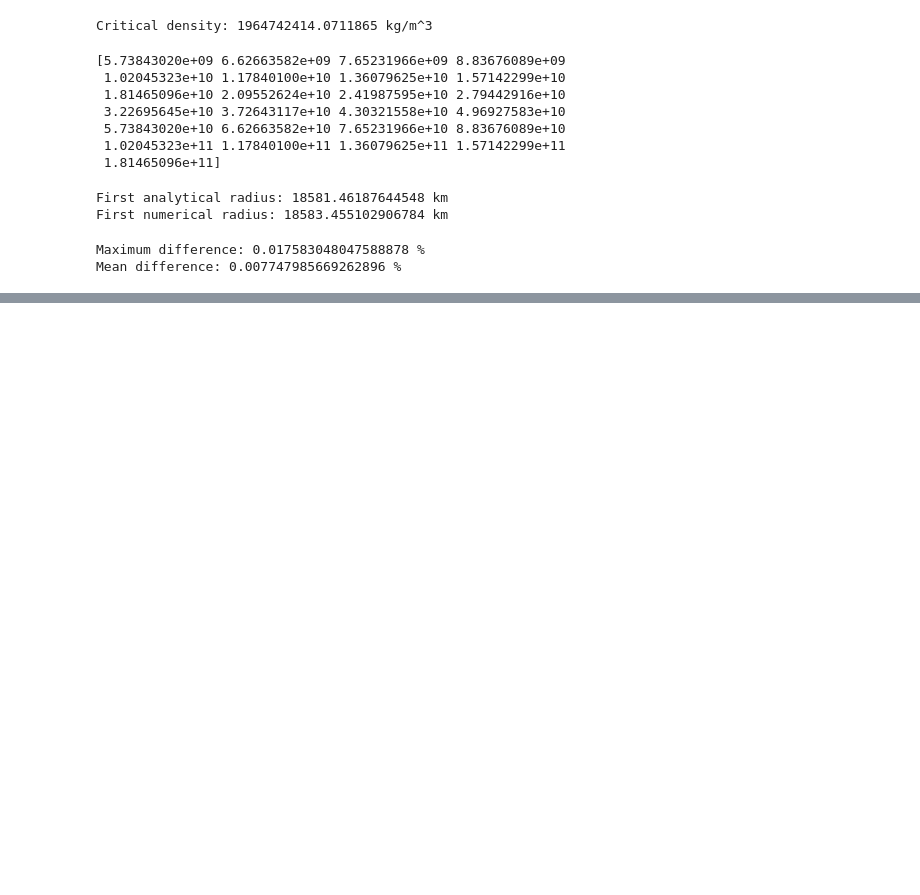
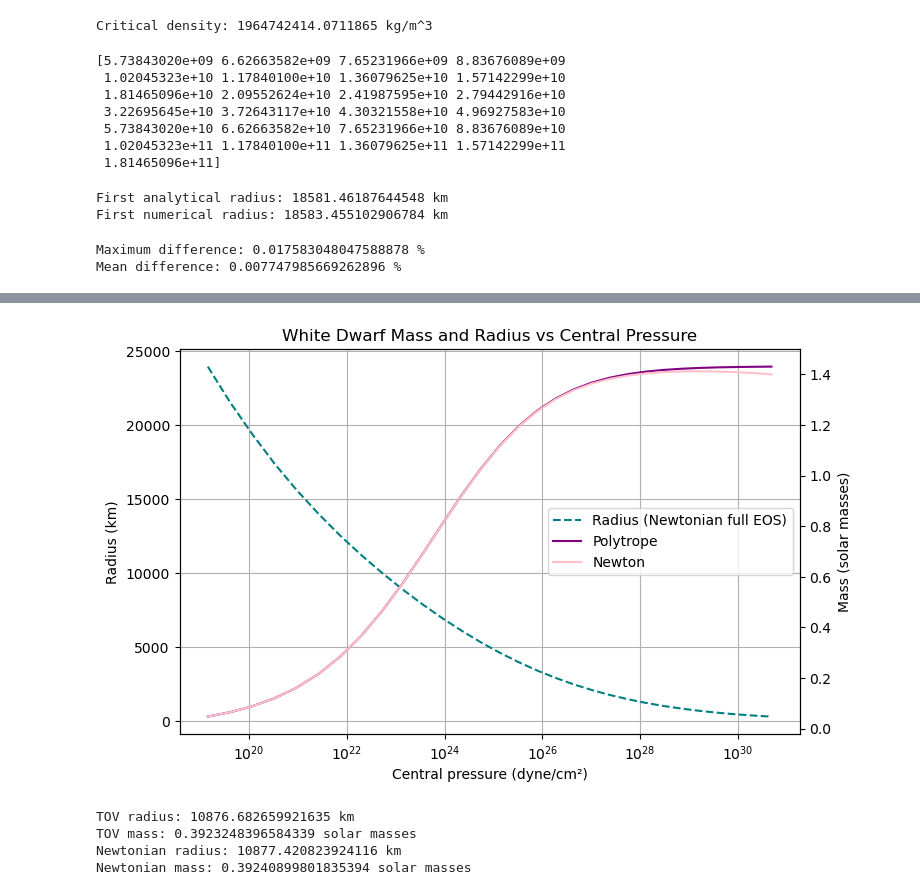
Before and after one commit to charlprend/Compact-Star-Modelling-, a Jupyter notebook: Notebooks/sagert_eos_code.ipynb, the cells around one changed output, grey strips where cells are left out. Drawn from its saved outputs; the diff is of its cells as text; code cells hidden in the pictures; blank space fills up the shorter version.

```diff
--- a/Notebooks/sagert_eos_code.ipynb
+++ b/Notebooks/sagert_eos_code.ipynb
@@ -782,0 +986,50 @@ Mean difference: 0.007747985669262896 %
+# %%
+fig, ax_radius = plt.subplots(figsize=(8, 5))
+
+ax_mass = ax_radius.twinx()
+
+# Radius on the left axis
+ax_radius.plot(
+    central_pressures_extended,
+    radii_full_extended,
+    color="teal",
+    linestyle="--",
+    label="Radius (Newtonian full EOS)"
+)
+
+# Mass on the right axis
+ax_mass.plot(
+    central_pressures_extended,
+    masses_nucleon_extended,
+    color="purple",
+    label="Polytrope"
+)
+
+ax_mass.plot(
+    central_pressures_extended,
+    masses_full_extended,
+    color="pink",
+    label="Newton"
+)
+
+ax_radius.set_xscale("log")
+
+ax_radius.set_xlabel("Central pressure (dyne/cm²)")
+ax_radius.set_ylabel("Radius (km)")
+ax_mass.set_ylabel("Mass (solar masses)")
+
+ax_radius.grid(True)
+plt.title("White Dwarf Mass and Radius vs Central Pressure")
+
+radius_lines, radius_labels = ax_radius.get_legend_handles_labels()
+mass_lines, mass_labels = ax_mass.get_legend_handles_labels()
+
+ax_mass.legend(
+    radius_lines + mass_lines,
+    radius_labels + mass_labels,
+    loc="right"
+)
+
+plt.show()
+# %% [output]
+[figure, added]
@@ -782,0 +1084,13 @@ Mean difference: 0.007747985669262896 %
+# %%
+R_tov, M_tov = solve_star_tov(1e9)
+
+print("TOV radius:", R_tov / 1000, "km")
+print("TOV mass:", M_tov / M_sun, "solar masses")
+
+print("Newtonian radius:", R_full / 1000, "km")
+print("Newtonian mass:", M_full / M_sun, "solar masses")
+# %% [output]
+TOV radius: 10876.682659921635 km
+TOV mass: 0.3923248396584339 solar masses
+Newtonian radius: 10877.420823924116 km
+Newtonian mass: 0.39240899801835394 solar masses
```
Also changed, not shown: parts of 45 cells of this notebook, 1 other file.
